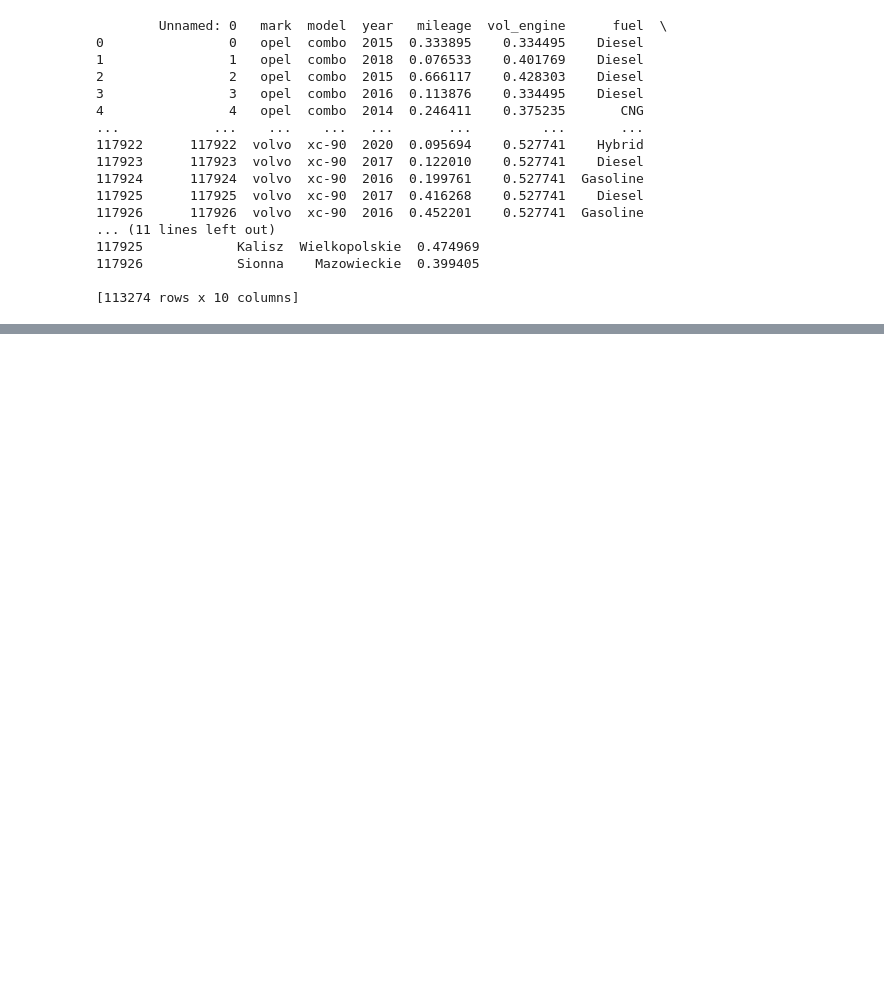
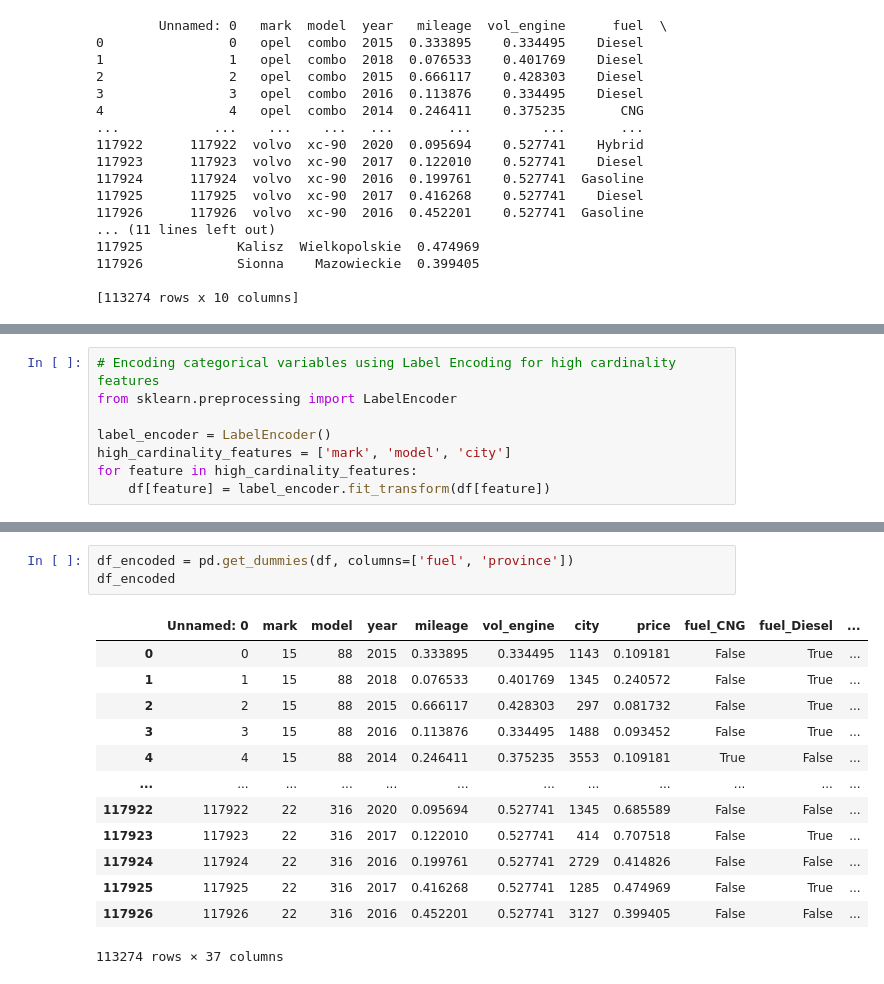
Before and after one commit to ErenyMamdouh/Data-Visualization-Project, a Jupyter notebook: car price poland.ipynb, the cells around one changed output, grey strips where cells are left out. Cells and saved outputs as stored; diff of their text form; blank space fills up the shorter version.

```diff
--- a/car price poland.ipynb
+++ b/car price poland.ipynb
@@ -77,0 +94,8 @@ print(df)
+# %%
+# Encoding categorical variables using Label Encoding for high cardinality features
+from sklearn.preprocessing import LabelEncoder
+
+label_encoder = LabelEncoder()
+high_cardinality_features = ['mark', 'model', 'city']
+for feature in high_cardinality_features:
+    df[feature] = label_encoder.fit_transform(df[feature])
@@ -77,0 +118,17 @@ print(df)
+# %%
+df_encoded = pd.get_dummies(df, columns=['fuel', 'province'])
+df_encoded
+# %% [output]
+|  | Unnamed: 0 | mark | model | year | mileage | vol_engine | city | price | fuel_CNG | fuel_Diesel | ... |
+| 0 | 0 | 15 | 88 | 2015 | 0.333895 | 0.334495 | 1143 | 0.109181 | False | True | ... |
+| 1 | 1 | 15 | 88 | 2018 | 0.076533 | 0.401769 | 1345 | 0.240572 | False | True | ... |
+| 2 | 2 | 15 | 88 | 2015 | 0.666117 | 0.428303 | 297 | 0.081732 | False | True | ... |
+| 3 | 3 | 15 | 88 | 2016 | 0.113876 | 0.334495 | 1488 | 0.093452 | False | True | ... |
+| 4 | 4 | 15 | 88 | 2014 | 0.246411 | 0.375235 | 3553 | 0.109181 | True | False | ... |
+| ... | ... | ... | ... | ... | ... | ... | ... | ... | ... | ... | ... |
+| 117922 | 117922 | 22 | 316 | 2020 | 0.095694 | 0.527741 | 1345 | 0.685589 | False | False | ... |
+| 117923 | 117923 | 22 | 316 | 2017 | 0.122010 | 0.527741 | 414 | 0.707518 | False | True | ... |
+| 117924 | 117924 | 22 | 316 | 2016 | 0.199761 | 0.527741 | 2729 | 0.414826 | False | False | ... |
+| 117925 | 117925 | 22 | 316 | 2017 | 0.416268 | 0.527741 | 1285 | 0.474969 | False | True | ... |
+| 117926 | 117926 | 22 | 316 | 2016 | 0.452201 | 0.527741 | 3127 | 0.399405 | False | False | ... |
+113274 rows × 37 columns
```
Also changed, not shown: parts of 4 cells of this notebook.
